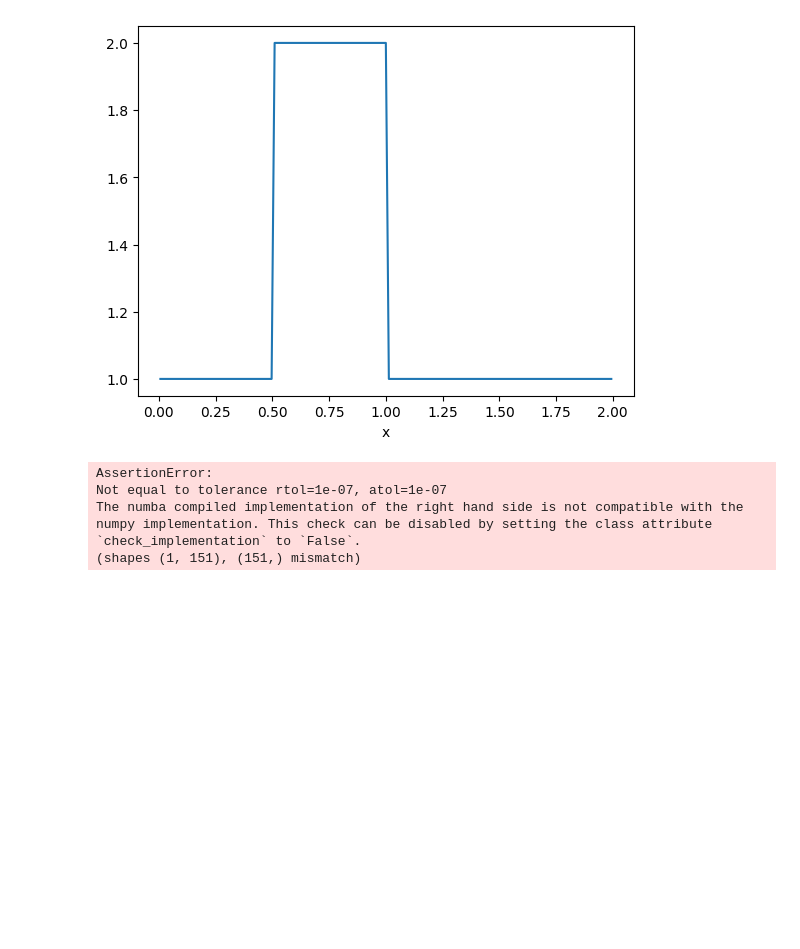
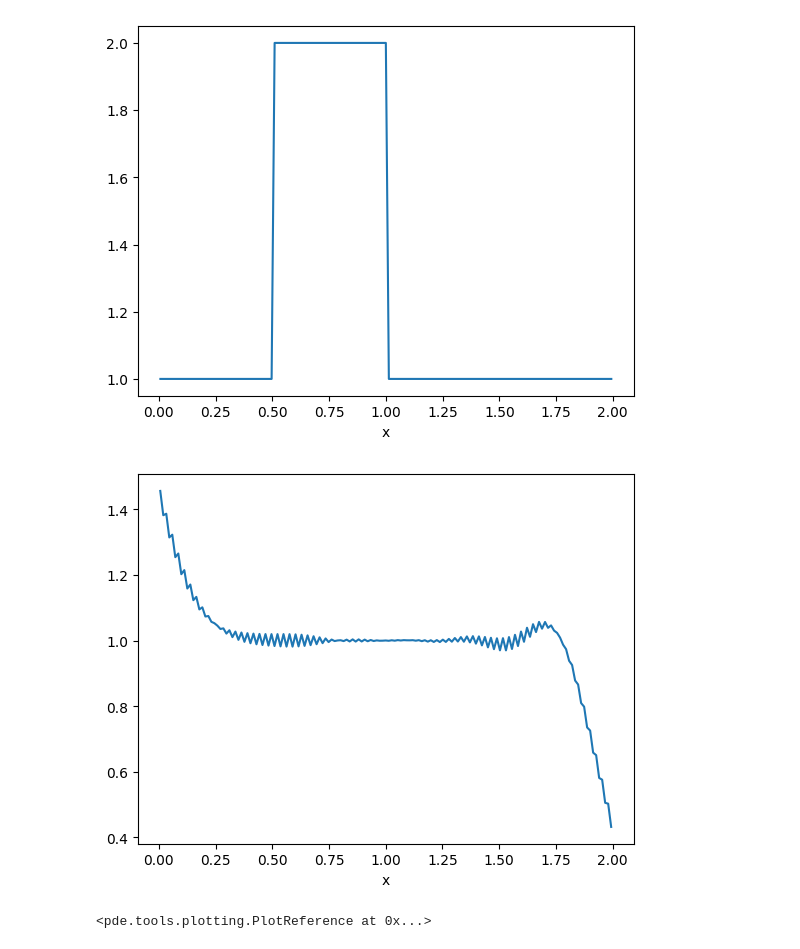
Before and after one commit to vnikoofard/numerical_methods_using_python, a Jupyter notebook: 12-EDP_PyPDE.ipynb, the cells around one changed output. Cells and saved outputs as stored; diff of their text form; code cells hidden in the pictures; blank space fills up the shorter version.

```diff
--- a/12-EDP_PyPDE.ipynb
+++ b/12-EDP_PyPDE.ipynb
@@ -355,28 +355,25 @@ u0 = np.ones(nx)
 mask = np.where(np.logical_and(x >= 0.5, x <= 1.0))
 u0[mask] = 2.0
 # %%
-grid = CartesianGrid([[0, 2]], nx)
+grid = CartesianGrid([[0., 2.]], nx)
 field = ScalarField(grid, data=u0)
-
 field.plot();
 # %% [output]
 [figure]
 # %%
-eq = PDE({"u": "-gradient(u)"})
+eq = PDE({"u": "-d_dx(u)"})
 
 # solve the equation and store the trajectory
 storage = MemoryStorage()
-res = eq.solve(field, t_range=5, tracker=storage.tracker(0.1),
+res = eq.solve(field, t_range=15, tracker=storage.tracker(0.1),
              dt=dt,
-             #method='implicit'
+             method='implicit',
              )
 
 # plot the trajectory as a space-time plot
 res.plot()
 # %% [output]
+[figure, added]
-AssertionError:
-Not equal to tolerance rtol=1e-07, atol=1e-07
-The numba compiled implementation of the right hand side is not compatible with the numpy implementation. This check can be disabled by setting the class attribute `check_implementation` to `False`.
-(shapes (1, 151), (151,) mismatch)
+<pde.tools.plotting.PlotReference at 0x...>
 # %%
 pde.movie(storage, filename='./outputs/conveccao.mp4')
```
Also changed, not shown: parts of 1 cell of this notebook, 1 other file.
